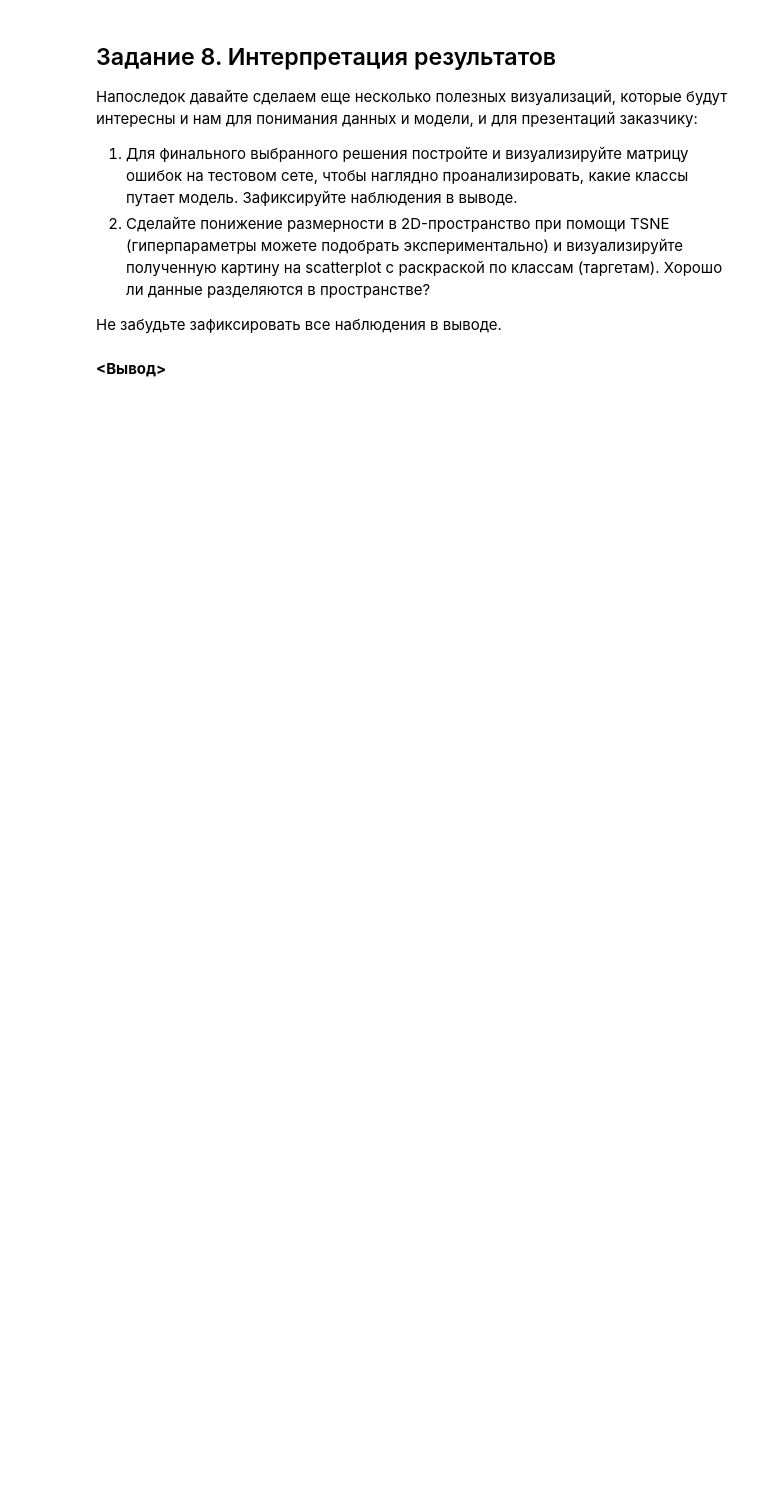
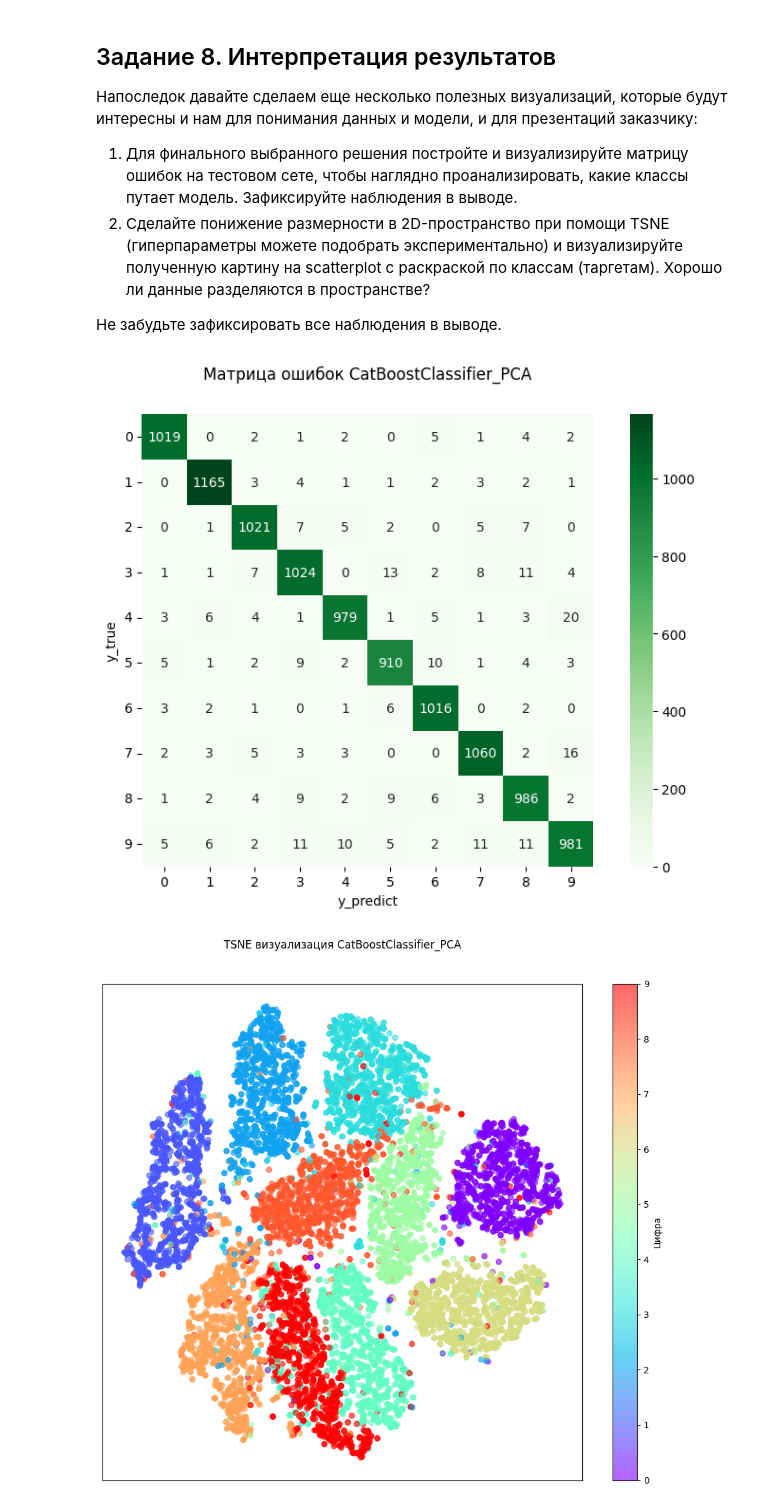
Before and after one commit to EgrSlv/DeepLearning__MIPT, a Jupyter notebook: Final_task/ML_FinalTask_report_SolovevEgor.ipynb, the cells around one changed output. Saved outputs shown, nothing was run; the diff lists cells and outputs as text; code cells hidden in the pictures; blank space fills up the shorter version.

```diff
--- a/Final_task/ML_FinalTask_report_SolovevEgor.ipynb
+++ b/Final_task/ML_FinalTask_report_SolovevEgor.ipynb
@@ -631,0 +652,20 @@ __RandomForestClassifier__ с базовыми гиперпараметрами
+# %%
+# Задание 6 - CatBoostClassifier (без гиперпараметров)
+
+cbc_params = dict(
+    verbose = 100,  # Отладочный вывод каждые 100 итераций / 0-отключен
+)
+model = CatBoostClassifier(**cbc_params)
+model_name = model.__class__.__name__
+
+# ================== Подгонка модели и замер времени обучения ==================
+start = time.perf_counter()
+model.fit(X_train_scaled, y_train, eval_set=(X_valid_scaled, y_valid))
+end = time.perf_counter()
+print(f"Время подгонки {model_name} (с):", end - start)
+
+# ==================== Добавление метрик CatBoostClassifier ====================
+add_metrics_in_METRICS(model, model_name)
+
+# ================================ Оценка метрик ===============================
+METRICS
@@ -664,2 +919,34 @@ __RandomForestClassifier__ с базовыми гиперпараметрами
-# %% [markdown]
-**<Вывод>**
+# %%
+# Задание 8
+
+y_pred_test = final_model.predict(X_test_pca)
+
+# =============================== Матрица ошибок ===============================
+conf_m = confusion_matrix(y_test, y_pred_test)
+plt.figure(figsize=(8, 6))
+plt.title(f"Матрица ошибок {model_name}", y=1.06)
+sns.heatmap(conf_m, annot=True, fmt="d", cmap="Greens", xticklabels=range(10),
+            yticklabels=range(10), square=True)
+plt.xlabel("y_predict")
+plt.ylabel("y_true")
+plt.yticks(rotation=0)
+plt.tight_layout()
+plt.show()
+
+# ============================= Визуализация TSNE ==============================
+tsne = TSNE(n_components=2,  # 2D пространство(чтобы не забыть)
+            perplexity=15,
+            random_state=42,)
+X_tsne = tsne.fit_transform(X_test_pca)
+
+plt.figure(figsize=(12, 10))
+scatter = plt.scatter(X_tsne[:, 0], X_tsne[:, 1], c=y_test, cmap="rainbow",
+                      alpha=0.6)
+plt.colorbar(scatter, ticks=range(10), label="Цифра")
+plt.title(f"TSNE визуализация {model_name}", y=1.06)
+plt.xticks([])
+plt.yticks([])
+plt.show()
+# %% [output]
+[figure, added]
+[figure, added]
```
Also changed, not shown: parts of 23 cells of this notebook.
